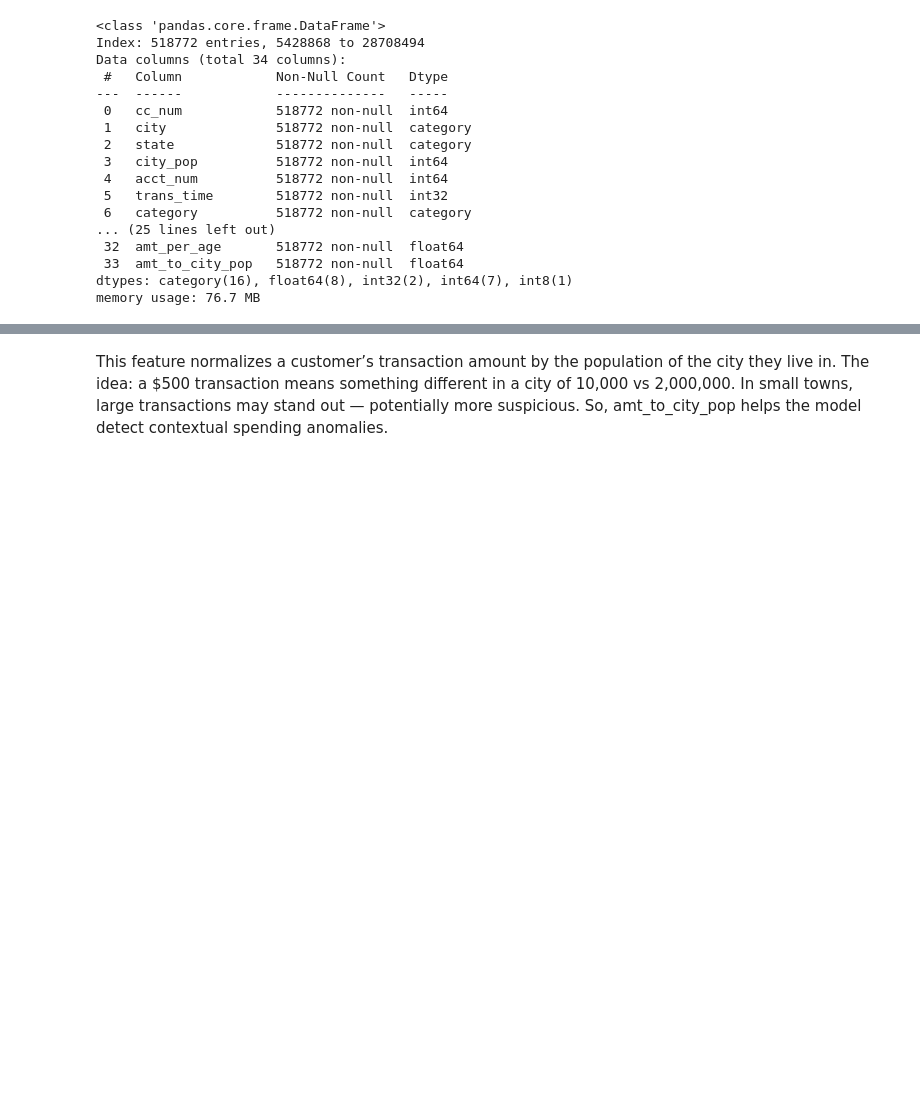
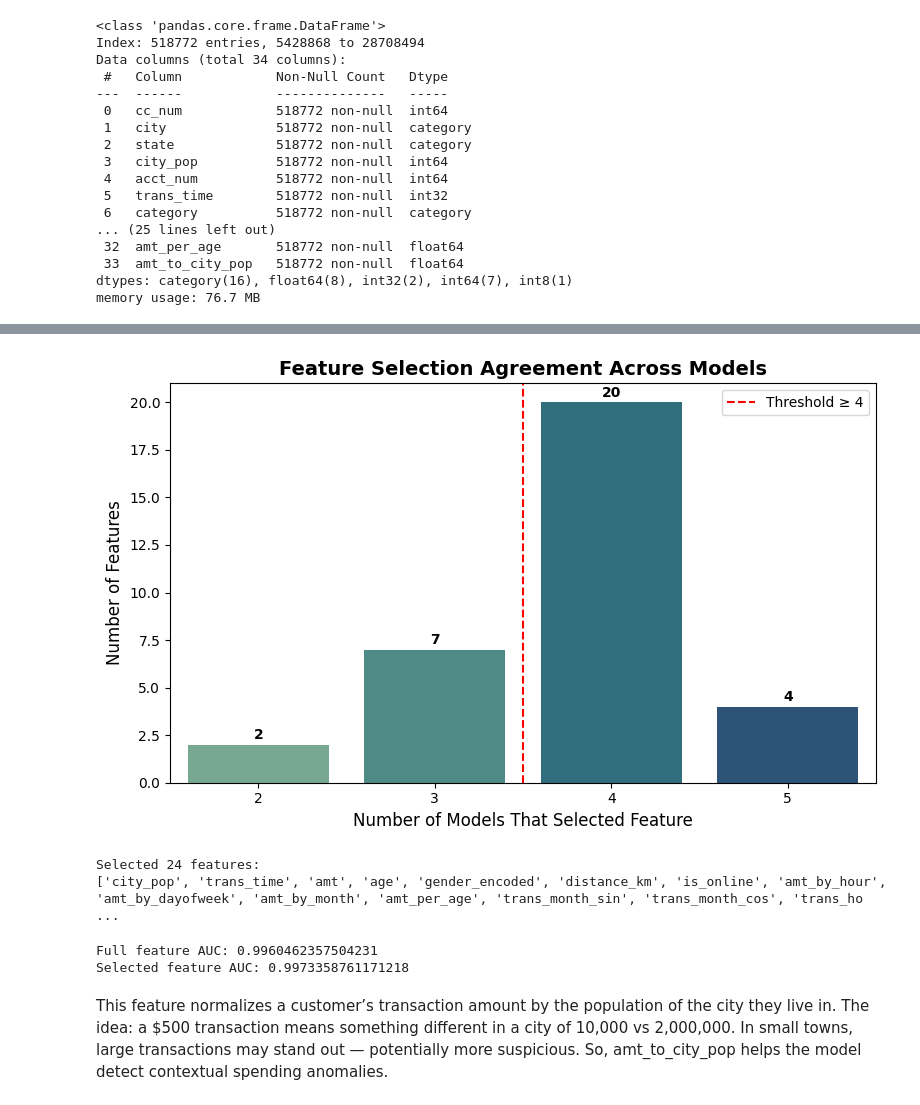
Before and after one commit to Shogant/Credit_Card_Fraud_Detection_Model, a Jupyter notebook: Feature_Engineering.ipynb, the cells around one changed output, grey strips where cells are left out. Drawn from its saved outputs; the diff is of its cells as text; code cells hidden in the pictures; blank space fills up the shorter version.

Commit message:
feature eng - run model

```diff
--- a/Feature_Engineering.ipynb
+++ b/Feature_Engineering.ipynb
@@ -390,0 +631,21 @@ plot_fraud_rate_by_bin(df, 'amt_to_city_pop')
+# %%
+X_train_reduced = X_train_scaled.drop(columns=['amt_log'], errors='ignore')
+X_test_reduced  = X_test_scaled.drop(columns=['amt_log'], errors='ignore')
+# %%
+lasso = Lasso(alpha=0.01, max_iter=10000).fit(X_train_reduced, y_train)
+ridge = Ridge(alpha=0.01, max_iter=10000).fit(X_train_reduced, y_train)
+svm   = LinearSVC(C=0.01, penalty="l1", dual=False, max_iter=10000).fit(X_train_reduced, y_train)
+gb    = GradientBoostingClassifier().fit(X_train_reduced, y_train)
+rf    = RandomForestClassifier().fit(X_train_reduced, y_train)
+
+selection_df = pd.DataFrame({
+    "Feature": X_train_reduced.columns,
+    "LASSO": (np.abs(lasso.coef_) > 0).astype(int),
+    "Ridge": (np.abs(ridge.coef_) > 0).astype(int),
+    "SVM": (np.abs(svm.coef_[0]) > 0).astype(int),
+    "GB": (gb.feature_importances_ > 0).astype(int),
+    "RF": (rf.feature_importances_ > 0).astype(int),
+})
+
+selection_df["Selected_by"] = selection_df[["LASSO", "Ridge", "SVM", "GB", "RF"]].sum(axis=1)
+display(selection_df.sort_values("Selected_by", ascending=False))
@@ -391,3 +682,49 @@ plot_fraud_rate_by_bin(df, 'amt_to_city_pop')
+# %%
+# Count how many features were selected by how many models
+selection_counts = selection_df["Selected_by"].value_counts().sort_index()
+
+plt.figure(figsize=(8, 5))
+sns.barplot(
+    x=selection_counts.index,
+    y=selection_counts.values,
+    palette="crest"
+)
+
+# Add count labels above bars
+for i, v in enumerate(selection_counts.values):
+    plt.text(i, v + 0.3, str(v), ha='center', fontweight='bold')
+
+# Formatting and labels
+plt.axvline(x=selection_counts.index.get_loc(4) - 0.5, color='red', linestyle='--', label='Threshold ≥ 4')
+plt.title("Feature Selection Agreement Across Models", fontsize=14, fontweight="bold")
+plt.xlabel("Number of Models That Selected Feature", fontsize=12)
+plt.ylabel("Number of Features", fontsize=12)
+plt.legend()
+plt.tight_layout()
+plt.show()
+# %% [output]
+[figure, added]
+# %%
+selected_features = selection_df.loc[selection_df["Selected_by"] >= 4, "Feature"]
+
+# Subset your training and test data
+X_train_selected = X_train_scaled[selected_features]
+X_test_selected = X_test_scaled[selected_features]
+
+print(f"Selected {len(selected_features)} features:")
+print(selected_features.tolist())
+# %% [output]
+Selected 24 features:
+['city_pop', 'trans_time', 'amt', 'age', 'gender_encoded', 'distance_km', 'is_online', 'amt_by_hour', 'amt_by_dayofweek', 'amt_by_month', 'amt_per_age', 'trans_month_sin', 'trans_month_cos', 'trans_ho ...
+# %%
+rf_full = RandomForestClassifier(random_state=42).fit(X_train_scaled, y_train)
+rf_sel = RandomForestClassifier(random_state=42).fit(X_train_selected, y_train)
+
+print("Full feature AUC:", roc_auc_score(y_test, rf_full.predict_proba(X_test_scaled)[:,1]))
+print("Selected feature AUC:", roc_auc_score(y_test, rf_sel.predict_proba(X_test_selected)[:,1]))
+# %% [output]
+Full feature AUC: 0.9960462357504231
+Selected feature AUC: 0.9973358761171218
 # %% [markdown]
 This feature normalizes a customer’s transaction amount by the population of the city they live in.
 The idea: a $500 transaction means something different in a city of 10,000 vs 2,000,000.
```
Also changed, not shown: parts of 39 cells of this notebook.
